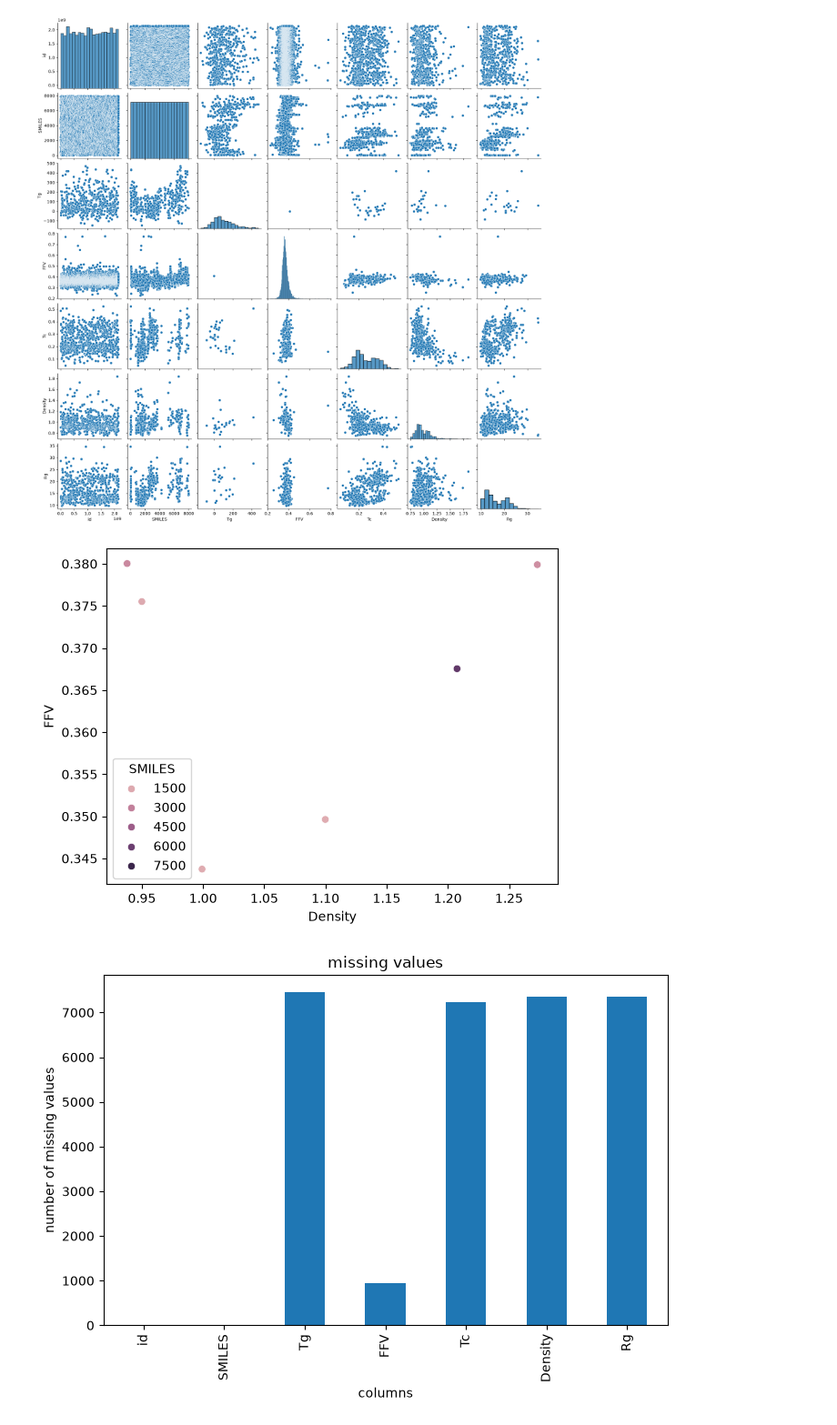
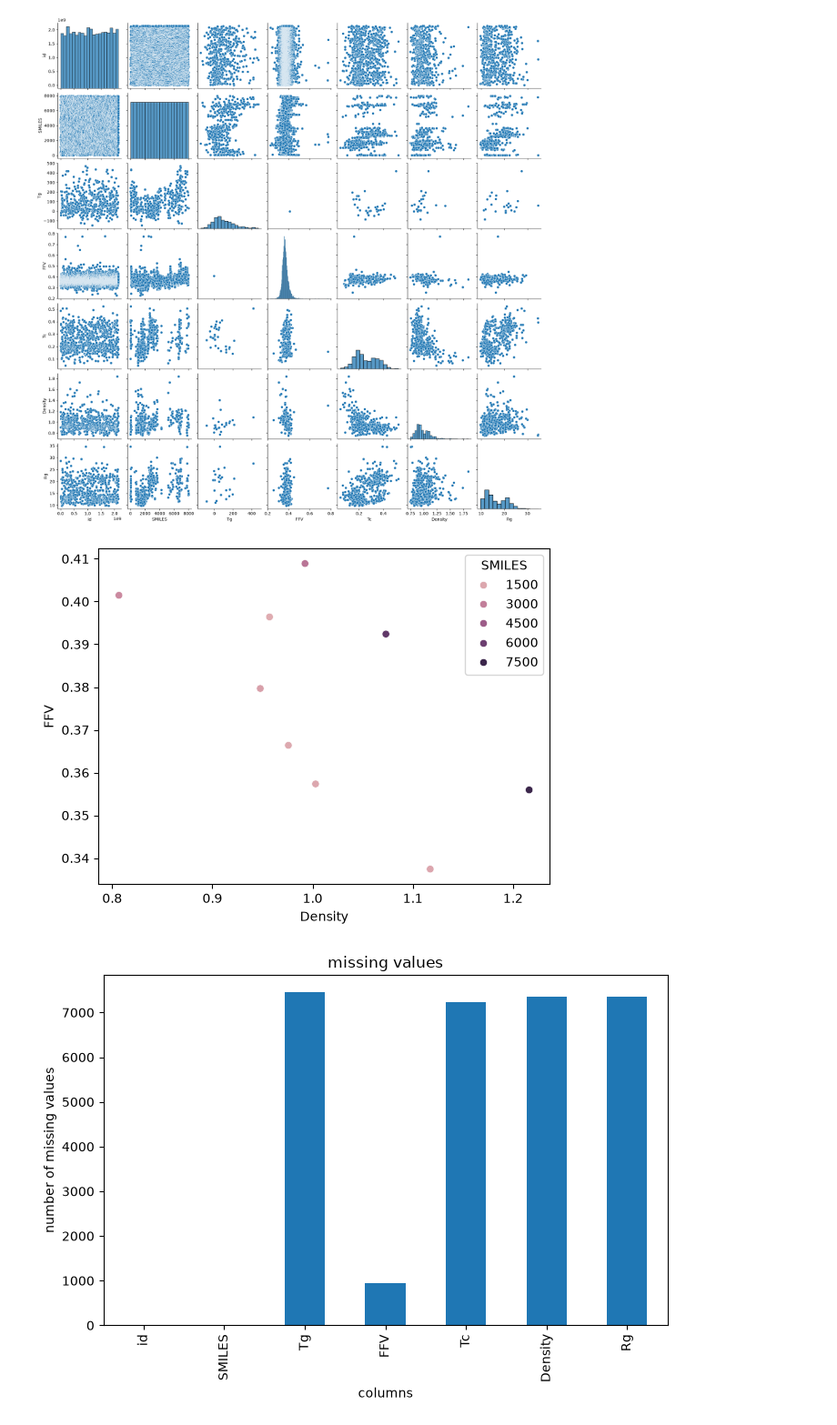
Before and after one commit to sciency-arshhiya/Open_Polymer_Prediction_Project, a Jupyter notebook: polymer_prediction.ipynb, the cells around one changed output. Shown at 91% size. Saved outputs shown, nothing was run; the diff lists cells and outputs as text; code cells hidden in the pictures.

```diff
--- a/polymer_prediction.ipynb
+++ b/polymer_prediction.ipynb
@@ -132,14 +132,14 @@ plt.show()
 [figure]
 # %%
 sns.scatterplot(
-    data=train_ffv.sample(200),
+    data=train_data.sample(200),
     x="Density",
     y="FFV",
     hue="SMILES"
 )
 plt.show()
 # %% [output]
-[figure, old version]
+[figure, new version]
 # %%
 train_data.isnull().sum().plot(kind='bar', figsize=(8,5))
 plt.title("missing values")
```
